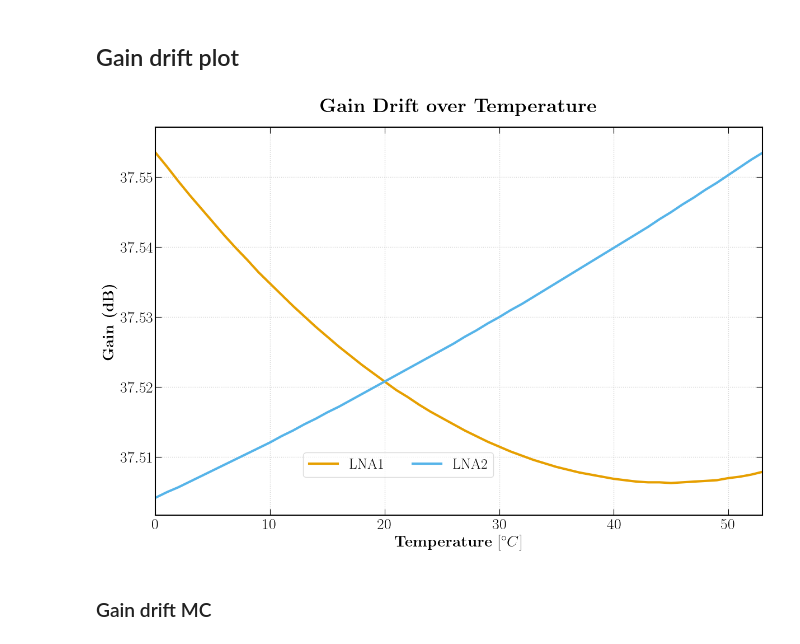
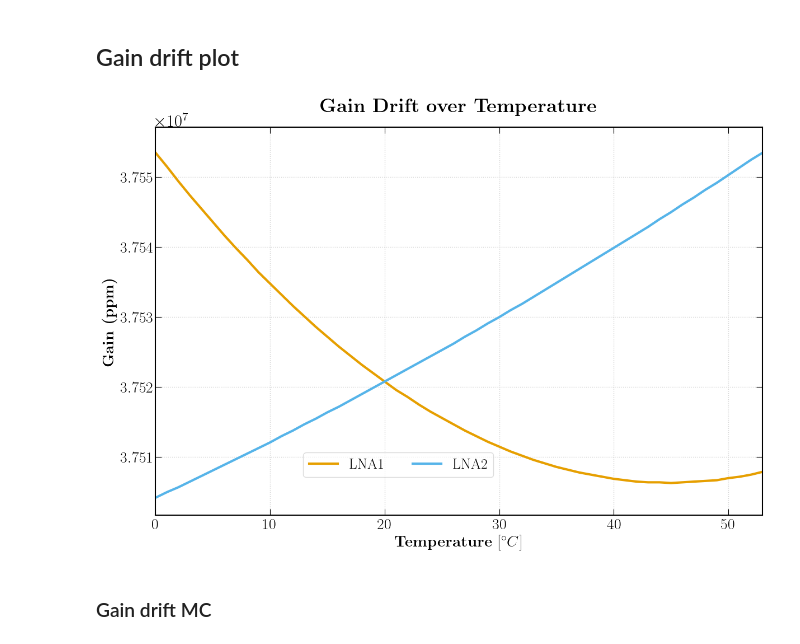
Before and after one commit to BaoTON1701/R-T_BiCMOS_run, a Jupyter notebook: code/Plot_results.ipynb, the cells around one changed output. Cells and saved outputs as stored; diff of their text form; code cells hidden in the pictures.

```diff
--- a/code/Plot_results.ipynb
+++ b/code/Plot_results.ipynb
@@ -279,20 +452,20 @@ col = ['T', 'LNA1', 'LNA2']
 drift.columns = col
 # %%
 fix,ax = plt.subplots(figsize=(14, 9))
-ax.plot(drift['T'], drift['LNA1'], label='LNA1', color=colors[1], lw=3)
-ax.plot(drift['T'], drift['LNA2'], label='LNA2', color=colors[2], lw=3)
+ax.plot(drift['T'], drift['LNA1']*1e6, label='LNA1', color=colors[1], lw=3)
+ax.plot(drift['T'], drift['LNA2']*1e6, label='LNA2', color=colors[2], lw=3)
 ax.set_title(r'\textbf{Gain Drift over Temperature}', fontsize=25, pad=20)
 ax.set_xlabel(r'\textbf{Temperature} $[^{\circ} C]$', fontsize=20)
-ax.set_ylabel(r'\textbf{Gain (dB)}', fontsize=20)
+ax.set_ylabel(r'\textbf{Gain (ppm)}', fontsize=20)
 ax.tick_params(axis='both', which='major', labelsize=20)
 ax.grid(True, which='both', linestyle=':', linewidth=1, color='lightgray')
 ax.legend(loc='upper center', bbox_to_anchor=(0.4, 0.18),
           fancybox=True, shadow=False, ncol=2, fontsize=18.5,
           framealpha=0.7)
 ax.set_xlim(0,53)
 plt.savefig(f"{plot_dir}/Gain_drift.png", dpi=300)
 # %% [output]
-[figure, old version]
+[figure, new version]
 # %% [markdown]
 ### Gain drift MC
 # %%
```
Also changed, not shown: parts of 9 cells of this notebook.
